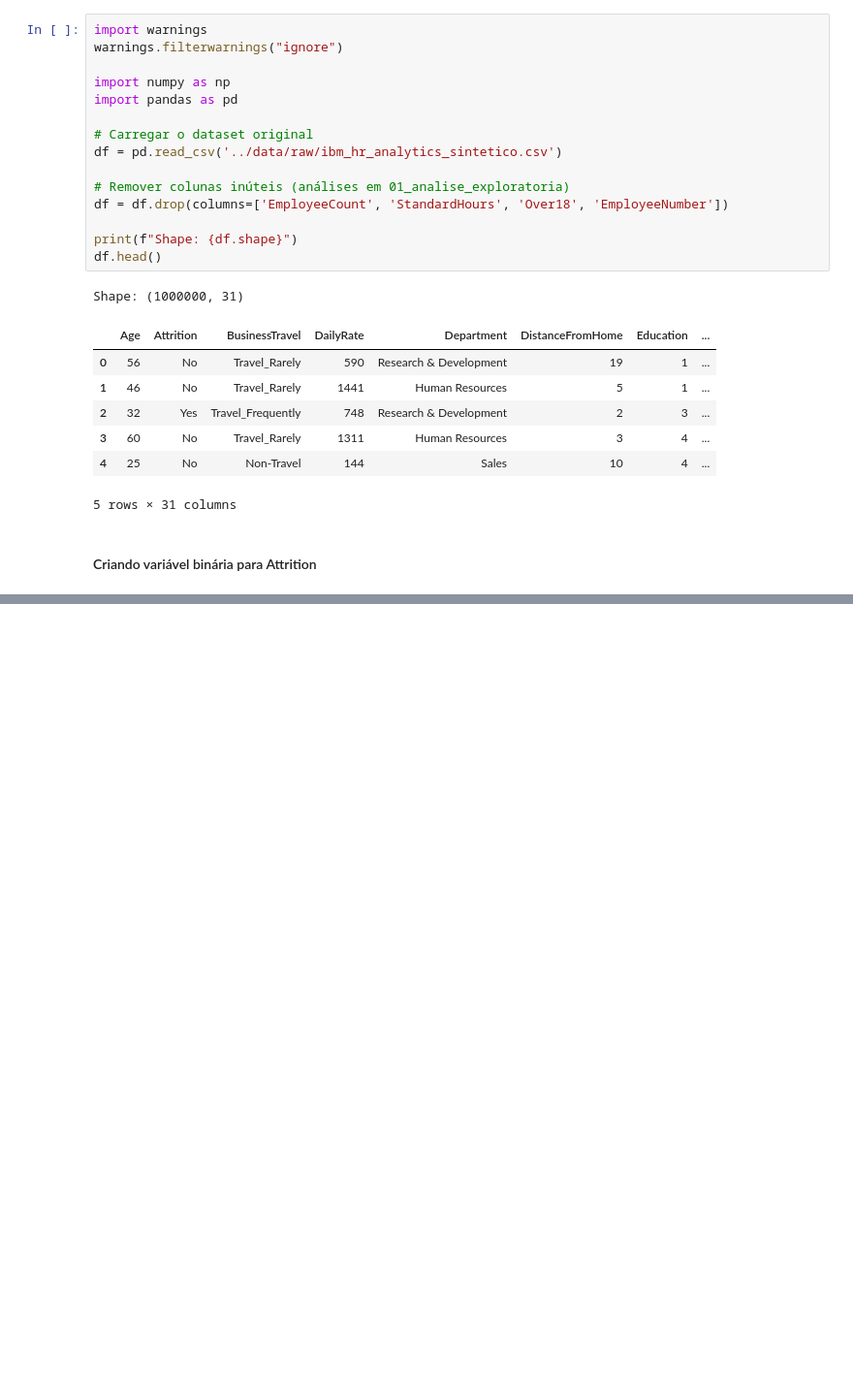
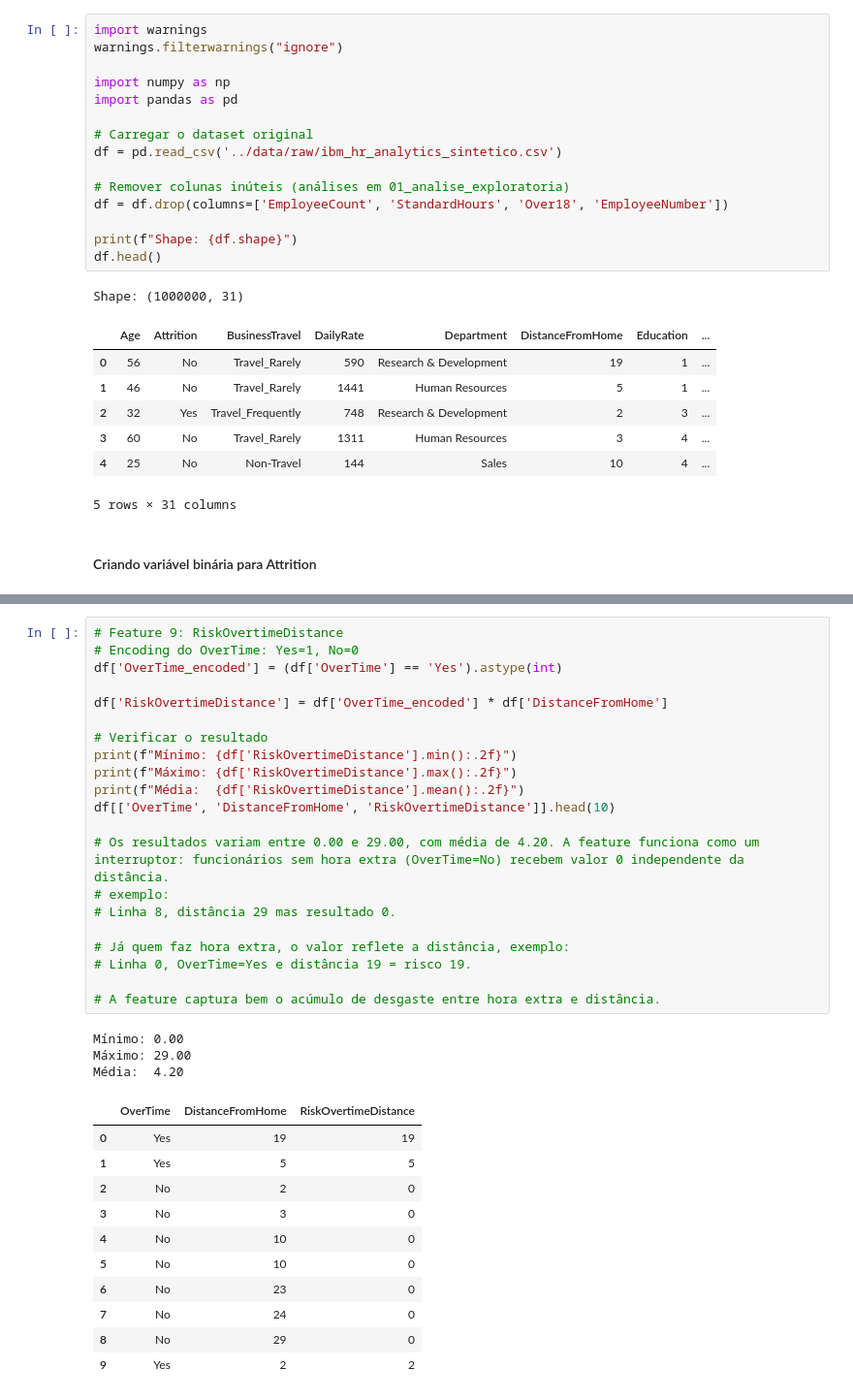
Before and after one commit to JonasGX/model-techcorp-attrition, a Jupyter notebook: notebooks/02_feature_engineering.ipynb, the cells around one changed output, grey strips where cells are left out. Shown at 97% size. Saved outputs shown, nothing was run; the diff lists cells and outputs as text; blank space fills up the shorter version.

```diff
--- a/notebooks/02_feature_engineering.ipynb
+++ b/notebooks/02_feature_engineering.ipynb
@@ -301,0 +427,36 @@ Média:  0.44
+# %%
+# Feature 9: RiskOvertimeDistance
+# Encoding do OverTime: Yes=1, No=0
+df['OverTime_encoded'] = (df['OverTime'] == 'Yes').astype(int)
+
+df['RiskOvertimeDistance'] = df['OverTime_encoded'] * df['DistanceFromHome']
+
+# Verificar o resultado
+print(f"Mínimo: {df['RiskOvertimeDistance'].min():.2f}")
+print(f"Máximo: {df['RiskOvertimeDistance'].max():.2f}")
+print(f"Média:  {df['RiskOvertimeDistance'].mean():.2f}")
+df[['OverTime', 'DistanceFromHome', 'RiskOvertimeDistance']].head(10)
+
+# Os resultados variam entre 0.00 e 29.00, com média de 4.20. A feature funciona como um interruptor: funcionários sem hora extra (OverTime=No) recebem valor 0 independente da distância.
+# exemplo:
+# Linha 8, distância 29 mas resultado 0.
+
+# Já quem faz hora extra, o valor reflete a distância, exemplo:
+# Linha 0, OverTime=Yes e distância 19 = risco 19.
+
+# A feature captura bem o acúmulo de desgaste entre hora extra e distância.
+# %% [output]
+Mínimo: 0.00
+Máximo: 29.00
+Média:  4.20
+|  | OverTime | DistanceFromHome | RiskOvertimeDistance |
+| 0 | Yes | 19 | 19 |
+| 1 | Yes | 5 | 5 |
+| 2 | No | 2 | 0 |
+| 3 | No | 3 | 0 |
+| 4 | No | 10 | 0 |
+| 5 | No | 10 | 0 |
+| 6 | No | 23 | 0 |
+| 7 | No | 24 | 0 |
+| 8 | No | 29 | 0 |
+| 9 | Yes | 2 | 2 |
```
Also changed, not shown: parts of 14 cells of this notebook, 4 other files.
